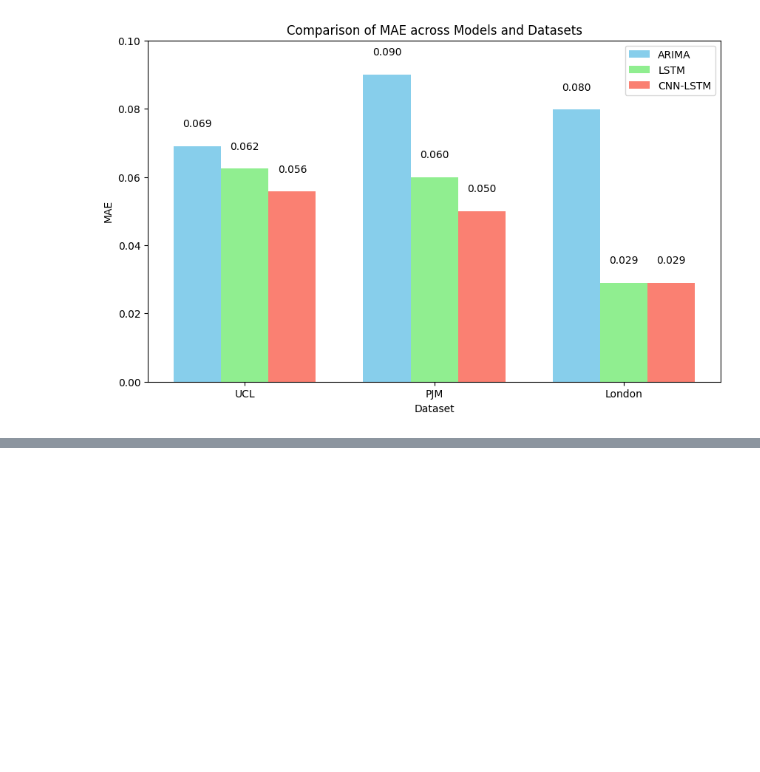
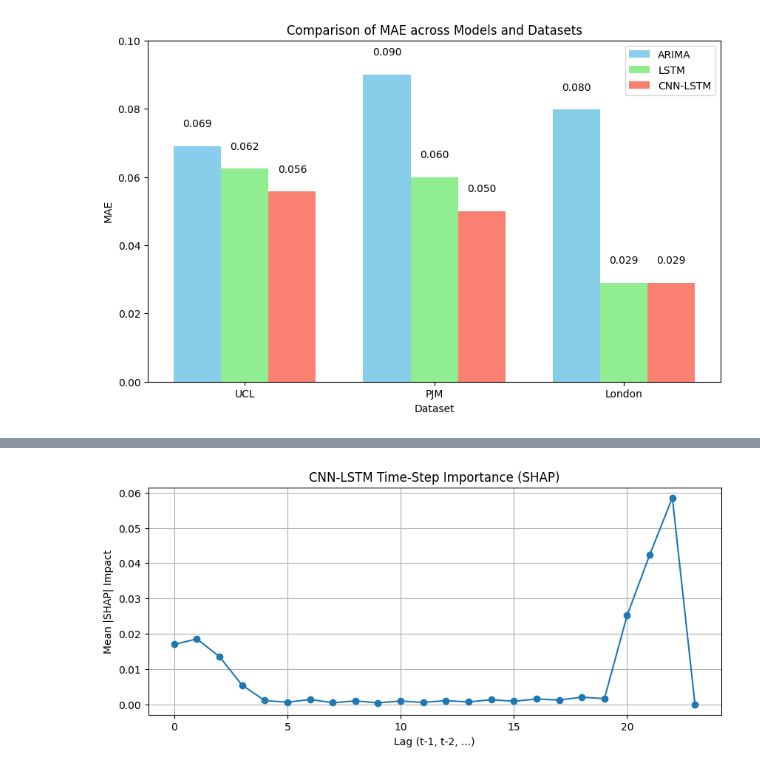
Before and after one commit to Meerawks/Energy-Consumption-Prediction, a Jupyter notebook: Energy_Prediction.ipynb, the cells around one changed output, grey strips where cells are left out. Drawn from its saved outputs; the diff is of its cells as text; code cells hidden in the pictures; blank space fills up the shorter version.

```diff
--- a/Energy_Prediction.ipynb
+++ b/Energy_Prediction.ipynb
@@ -623,0 +670,17 @@ plt.show()
+# %%
+import numpy as np
+import matplotlib.pyplot as plt
+
+shap_vals = shap_values.reshape(X_sample.shape)
+
+time_importance = np.mean(np.abs(shap_vals), axis=(0,2))
+
+plt.figure(figsize=(10,4))
+plt.plot(range(len(time_importance)), time_importance, marker='o')
+plt.title("CNN-LSTM Time-Step Importance (SHAP)")
+plt.xlabel("Lag (t-1, t-2, ...)")
+plt.ylabel("Mean |SHAP| Impact")
+plt.grid(True)
+plt.show()
+# %% [output]
+[figure, added]
```
Also changed, not shown: parts of 21 cells of this notebook.
